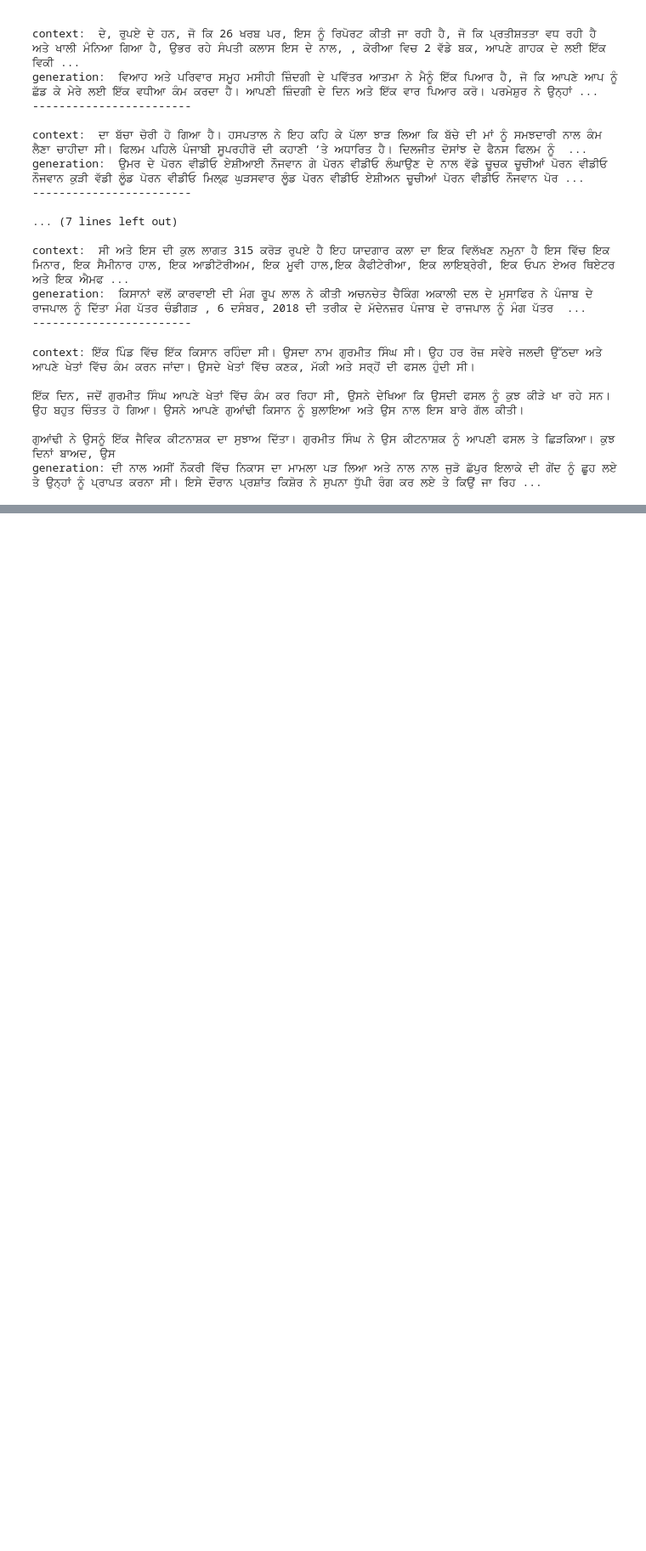
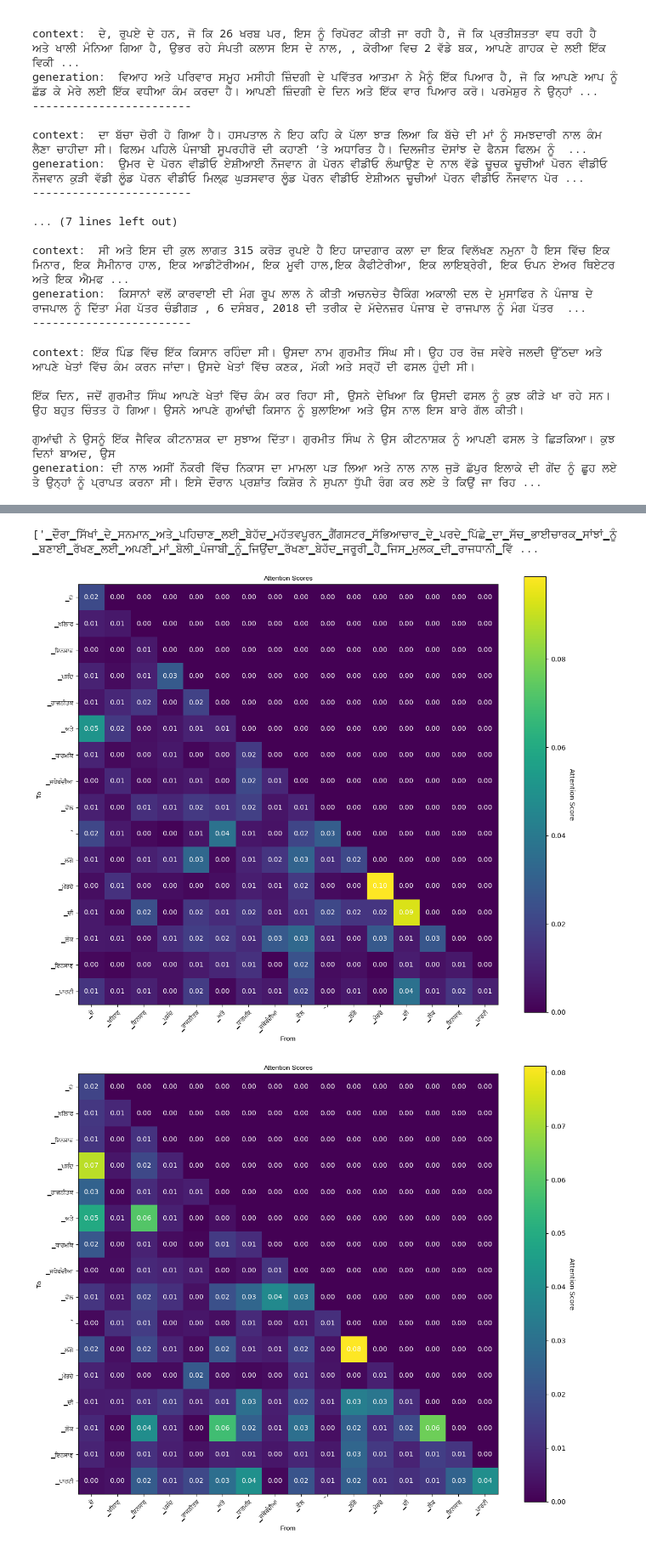
Before and after one commit to jaskirat-1998/MiniPunjabiLLM, a Jupyter notebook: next_token_prediction/PunjabiNextTokenPredictionTraining.ipynb, the cells around one changed output, grey strips where cells are left out. Shown at 85% size. Cells and saved outputs as stored; diff of their text form; code cells hidden in the pictures; blank space fills up the shorter version.

Commit message:
adding attention visualisation

```diff
--- a/next_token_prediction/PunjabiNextTokenPredictionTraining.ipynb
+++ b/next_token_prediction/PunjabiNextTokenPredictionTraining.ipynb
@@ -167,7 +194,7 @@ class AttentionHead(nn.Module):
         if rope_embeddings:
             self.rope = RoPE(1e4, head_dim, 2048)
 
-    def forward(self, embed, verbose=False):
+    def forward(self, embed, verbose=False, ids=None):
         q = self.query(embed)
         k = self.key(embed)
         v = self.value(embed)
@@ -179,11 +206,16 @@ class AttentionHead(nn.Module):
         a = F.softmax(a, dim=-1)
         a = self.dropout(a)
         if verbose:
-            print(a.shape)
-            plt.imshow([[j.item() for j in i]for i in a[0]])
-
+            attn_scores = a[0, -16:, -16:]
+            attn_scores = [[j.item() for j in i]for i in attn_scores]
+            labels = [i.item() for i in ids[0]]
+            labels =  [itos[i] for i in labels][-16:]
+            attn_scores = np.array(attn_scores)
+            plot_attention_scores(attn_scores, labels, "Attention Scores")
+            #plt.imshow([[j.item() for j in i]for i in a[0]])
         output = a @ v
         return output
+
 
 class MoEMultiheadAttention(nn.Module):
     def __init__(self, num_heads, head_size, sparsity_factor=0.3):
@@ -245,8 +277,8 @@ class MultiHeadAttention(nn.Module):
         self.heads = nn.ModuleList([AttentionHead(head_size) for i in range(n_heads)])
         self.proj = nn.Linear(n_embd, n_embd)
         self.dropout = nn.Dropout(dropout)
-    def forward(self, idx, verbose = False):
-        output =  torch.cat([head(idx, verbose) for head in self.heads], dim = -1)
+    def forward(self, idx, verbose = False, ids=None):
+        output =  torch.cat([head(idx, verbose, ids) for head in self.heads], dim = -1)
         output =  self.proj(output)
         return self.dropout(output)
 
@@ -260,9 +292,9 @@ class Block(nn.Module):
         self.f_frwd = FeedFroward(n_embd)
         self.ln1 = nn.LayerNorm(n_embd)
         self.ln2 = nn.LayerNorm(n_embd)
-    def forward(self,x):
+    def forward(self, x, verbose=False, ids = None):
         x = self.ln1(x)
-        x = x + self.mh_attn(x)
+        x = x + self.mh_attn(x, verbose, ids)
         x = self.ln2(x)
         x = x + self.f_frwd(x)
         return x
@@ -279,18 +311,26 @@ class PunjabiAttentionModel(nn.Module):
         self.linear = nn.Linear(n_embd, vocab_size)
         self.norm = nn.LayerNorm(n_embd)
 
-    def forward(self, idx, positions, labels=None, verbose = False):
+    def forward(self, idx, positions, labels=None, verbose = False, verbose_layer=0):
         if verbose:
             print([decoder([i.item() for i in idx[0]])],'\n')
-        idx = self.token_embedding(idx)
+        embed = self.token_embedding(idx)
         #idx = torch.cat((idx,pos_embed), dim=-1)
         if not rope_embeddings:
             pos_embed = self.position_embedding(positions)
-            idx += pos_embed
+            embed += pos_embed
+
+        # Iterate through blocks and apply verbose flag to a specific layer
+        if verbose:
+            for layer_num, block in enumerate(self.blocks):
+                embed = block(embed, verbose=(verbose and layer_num == verbose_layer), ids=idx)
         #idx = self.lm_heads(idx, verbose)
         #logits = self.attention(idx, verbose)
-        idx = self.blocks(idx)
-        logits = self.linear(idx)
+        else:
+            embed = self.blocks(embed)
+
+
+        logits = self.linear(embed)
 
         if labels is None:
             loss = None
@@ -434,7 +474,7 @@ context: ਪੰਜਾਬ ਦੀਆਂ ਚੋਣਾਂ ਜਿੱਤੀਆਂ ਸ
 
 generation: , ਜਿਸ ਵਾਹ, ਖੁਰਾਕ ਰਾਸ਼ਨ ਮਦਦ ਮਸੰਦ, ਪ੍ਰਥਾ ਆਦਿ ਤੱਕ ਸੰਸਥਾਵਾਂ ਦੀ ਸਥਿਤੀ ਉੱਪਰ ਤੁਹਾਡੀ ਨਸ਼ੇ, ਕਰਵਾਉਣ ਤੇ ਲੋਕਾਂ ਵਲੋਂ ਇਸ ਤੋਂ ਇਲਾਵਾ ਮੋਟਰਸਾਈਕਲ ਅਤੇ ਹਲਕਾ ਦੋਨਾ ਅੰਦਰ ਰਾਤ ਸੋਨੇ ਦੀ ਦੂਜੀ ਮੰਜ਼ਿਲਾਂ ਰੋਟੀ ਪਿੜ ਨੂੰ ਪੋਸ ...
 # %%
-path =  os.path.join(save_dir, f'punjabi_rope_10k_next_token.pt')
+path =  '../model/punjabi_rope_10k_next_token.pt'
 #torch.save(model_attn.state_dict(), path)
 # %%
 model_loaded = PunjabiAttentionModel()
@@ -557,0 +621,2 @@ generation: ਦੀ ਨਾਲ ਅਸੀਂ ਨੌਕਰੀ ਵਿੱਚ ਨਿਕ
+# %%
+x, y, pos = get_batch_with_pos('test', 6, 256)
@@ -557,0 +629,6 @@ generation: ਦੀ ਨਾਲ ਅਸੀਂ ਨੌਕਰੀ ਵਿੱਚ ਨਿਕ
+# %%
+model_loaded(x, pos, verbose=True)
+# %% [output]
+['▁ਦੌਰਾ▁ਸਿੱਖਾਂ▁ਦੇ▁ਸਨਮਾਨ▁ਅਤੇ▁ਪਹਿਚਾਣ▁ਲਈ▁ਬੇਹੱਦ▁ਮਹੱਤਵਪੂਰਨ▁ਗੈਂਗਸਟਰ▁ਸੱਭਿਆਚਾਰ▁ਦੇ▁ਪਰਦੇ▁ਪਿੱਛੇ▁ਦਾ▁ਸੱਚ▁ਭਾਈਚਾਰਕ▁ਸਾਂਝਾਂ▁ਨੂੰ▁ਬਣਾਈ▁ਰੱਖਣ▁ਲਈ▁ਅਪਣੀ▁ਮਾਂ▁ਬੋਲੀ▁ਪੰਜਾਬੀ▁ਨੂੰ▁ਜਿਉਂਦਾ▁ਰੱਖਣਾ▁ਬੇਹੱਦ▁ਜਰੂਰੀ▁ਹੈ▁ਜਿਸ▁ਮੁਲਕ▁ਦੀ▁ਰਾਜਧਾਨੀ▁ਵਿੱ ...
+[figure, added]
+[figure, added]
```
Also changed, not shown: parts of 9 cells of this notebook.
